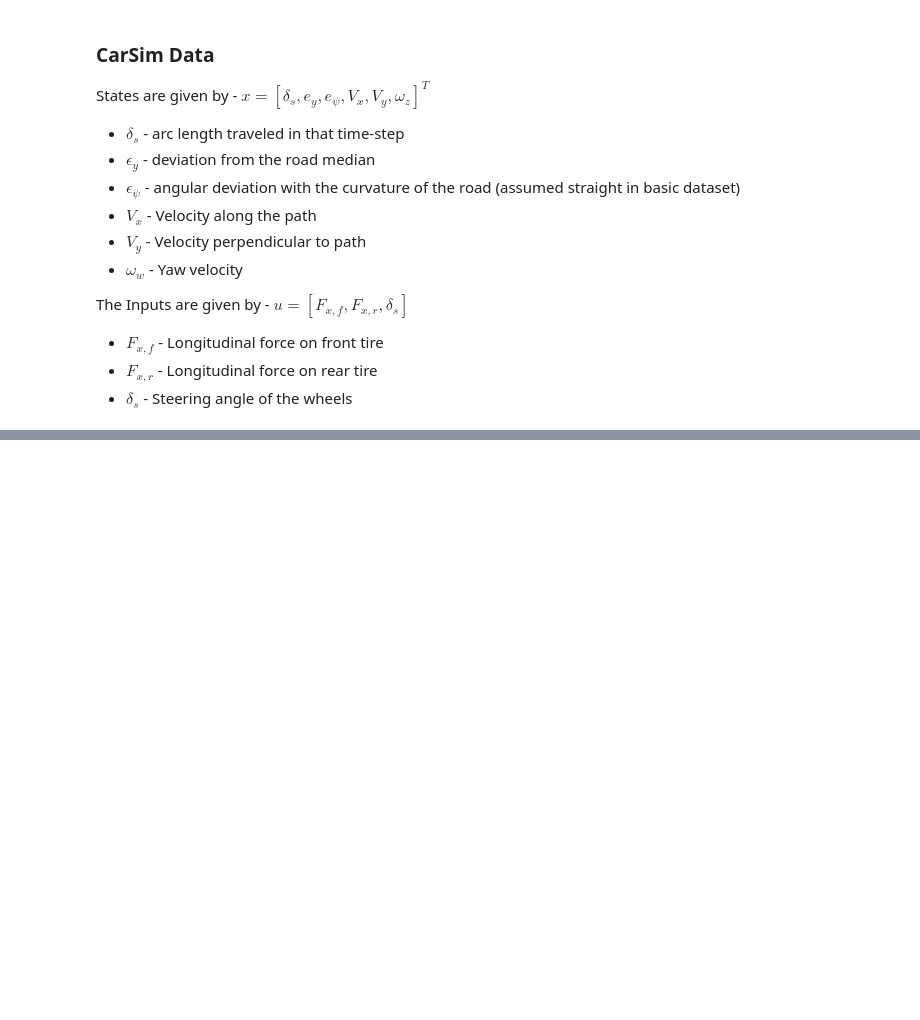
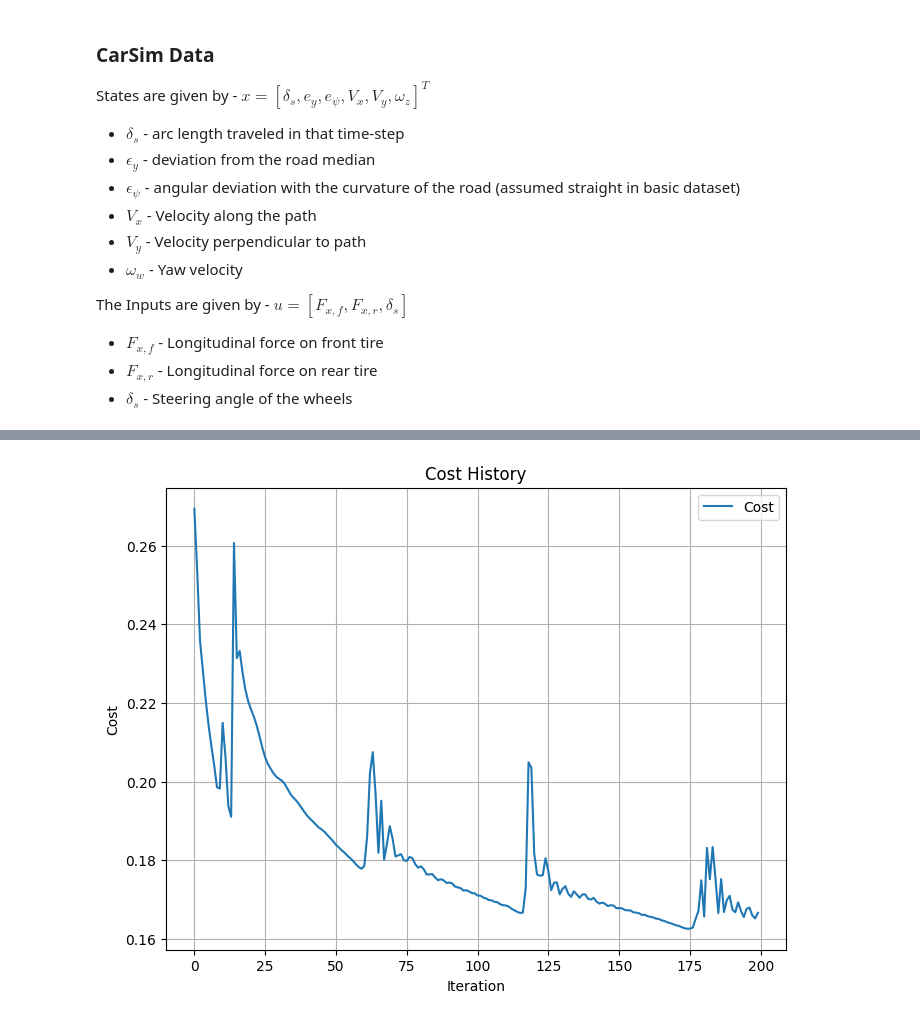
Before and after one commit to abhigyan9/KoopmanGPO, a Jupyter notebook: SysWithInputs.ipynb, the cells around one changed output, grey strips where cells are left out. Saved outputs shown, nothing was run; the diff lists cells and outputs as text; code cells hidden in the pictures; blank space fills up the shorter version.

```diff
--- a/SysWithInputs.ipynb
+++ b/SysWithInputs.ipynb
@@ -54,0 +180,78 @@ test_Usd = dataparams[58:61]
+# %%
+# Optimization Section
+print(f'Total Observables available: {gpk.GPObservable.count_Observables()}')
+
+# Optimization Parameters
+max_iter = 200
+learn_rate = 0.02   # Learning Rate
+err_thresh = 0.001    # Target Cost
+patience = 40       # Number of iterations to monitor for significant change
+min_delta = 1e-5    # Minimum required decrease in cost for significance
+
+optimizer = torch.optim.Adam([Z, ObsManager.get_all_params()], lr=learn_rate)    # Optimizer
+
+print('Starting Iteration Loop!')
+cost_history = []
+iter = 0
+count_insignificant = 0
+#torch.autograd.set_detect_anomaly(True)
+while iter < max_iter:
+    optimizer.zero_grad()  # Clear gradients
+
+    # Compute cost
+    cost = get_cost_nonautonomous(Z, Xtrain, Ytrain, Utrain, Xgrid, ObsManager, nT=nT, lambda1=10.)
+
+    cost_history.append(cost.item())
+
+    # Backpropagation
+    cost.backward(retain_graph=True)
+
+    # Optimization step
+    optimizer.step()
+
+    print(f"Iteration {iter + 1}/{max_iter} with {count_insignificant} Insignificant Iterations")
+    print(f"Cost: {cost.item()}")
+
+    # Stopping conditions
+    if cost.item() < err_thresh:
+        print("Stopping: Error threshold reached.")
+        break
+
+    # Check for significant improvement
+    if iter > patience:
+        error_change = cost_history[-patience] - cost_history[-1]
+        if error_change < min_delta or error_change < 0:
+            count_insignificant += 1
+        else:
+            count_insignificant = 0
+
+        if count_insignificant >= patience:
+            print("Stopping: No significant improvement over consecutive iterations.")
+            break
+
+    # Increment iteration
+    iter += 1
+
+
+if iter == max_iter:
+    print(f'Stopping: Reached maximum number of iterations = {iter}.')
+
+
+optimal_Z = Z.detach()
+
+print('Optimization Complete.')
+print("Final Cost:", cost.item())
+
+#plt.ioff()
+#plt.show()
+
+# Plot cost history
+plt.figure(figsize=(8, 6))
+plt.plot(cost_history, label="Cost")
+plt.title("Cost History")
+plt.xlabel("Iteration")
+plt.ylabel("Cost")
+plt.legend()
+plt.grid()
+plt.show()
+# %% [output]
@@ -54,0 +275 @@ test_Usd = dataparams[58:61]
+[figure, added]
```
Also changed, not shown: parts of 8 cells of this notebook, 13 other files.
